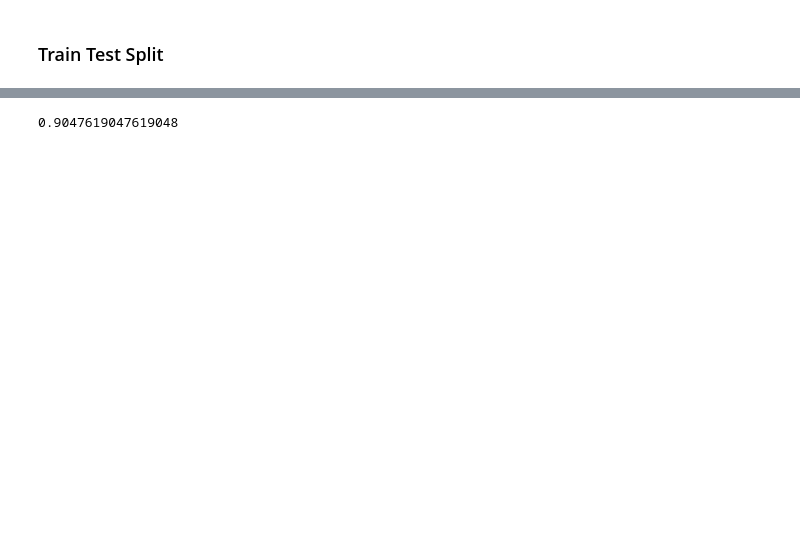
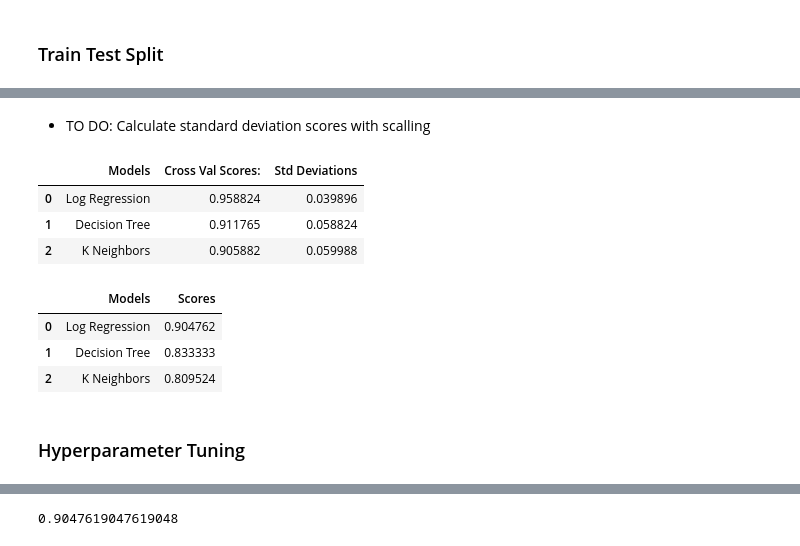
Before and after one commit to farrosmufid/Latihan-Mentoring, a Jupyter notebook: Latihan Sunday Class 7 Maret 2021.ipynb, the cells around one changed output, grey strips where cells are left out. Drawn from its saved outputs; the diff is of its cells as text; code cells hidden in the pictures; blank space fills up the shorter version.

```diff
--- a/Latihan Sunday Class 7 Maret 2021.ipynb
+++ b/Latihan Sunday Class 7 Maret 2021.ipynb
@@ -369,0 +188,27 @@ y_pred = logreg.predict(X_test_poly)
+# %% [markdown]
+- TO DO: Calculate standard deviation scores with scalling
+# %%
+def evaluate_pipeline(models, scoring_method):
+    model_names = []
+    scores = []
+    std_devs = []
+    for name, model in models:
+        estimator = Pipeline([
+            ('preprocess', RobustScaler()), # column transformer langsung ditaro di pipeline
+            ('model', model)
+        ])
+        skfold = StratifiedKFold(n_splits=5)
+        score = cross_val_score(estimator, X_train, y_train, scoring=scoring_method, cv=skfold).mean()
+        std = cross_val_score(estimator, X_train, y_train, scoring=scoring_method, cv=skfold).std()
+        scores.append(score)
+        std_devs.append(std)
+        model_names.append(name)
+
+    return pd.DataFrame({'Models': model_names, 'Cross Val Scores:': scores, 'Std Deviations': std_devs})
+# %%
+evaluate_pipeline(models, 'recall')
+# %% [output]
+|  | Models | Cross Val Scores: | Std Deviations |
+| 0 | Log Regression | 0.958824 | 0.039896 |
+| 1 | Decision Tree | 0.911765 | 0.058824 |
+| 2 | K Neighbors | 0.905882 | 0.059988 |
@@ -369,0 +230,10 @@ y_pred = logreg.predict(X_test_poly)
+# %%
+df_recall = calculate_recall2(models)
+df_recall
+# %% [output]
+|  | Models | Scores |
+| 0 | Log Regression | 0.904762 |
+| 1 | Decision Tree | 0.833333 |
+| 2 | K Neighbors | 0.809524 |
+# %% [markdown]
+### Hyperparameter Tuning
```
Also changed, not shown: parts of 121 cells of this notebook.
